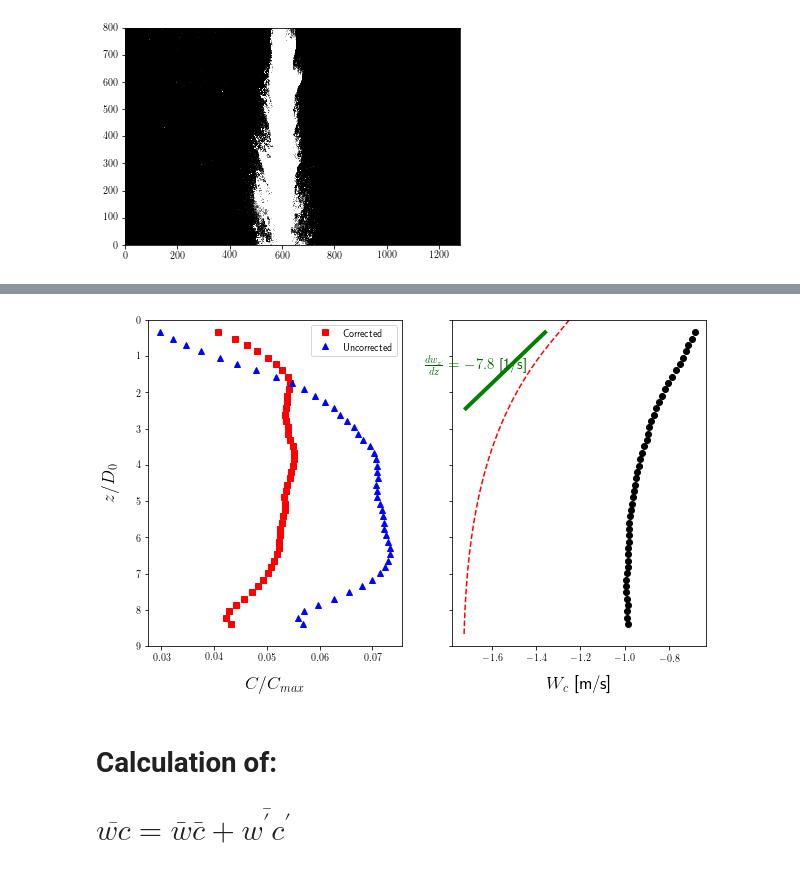
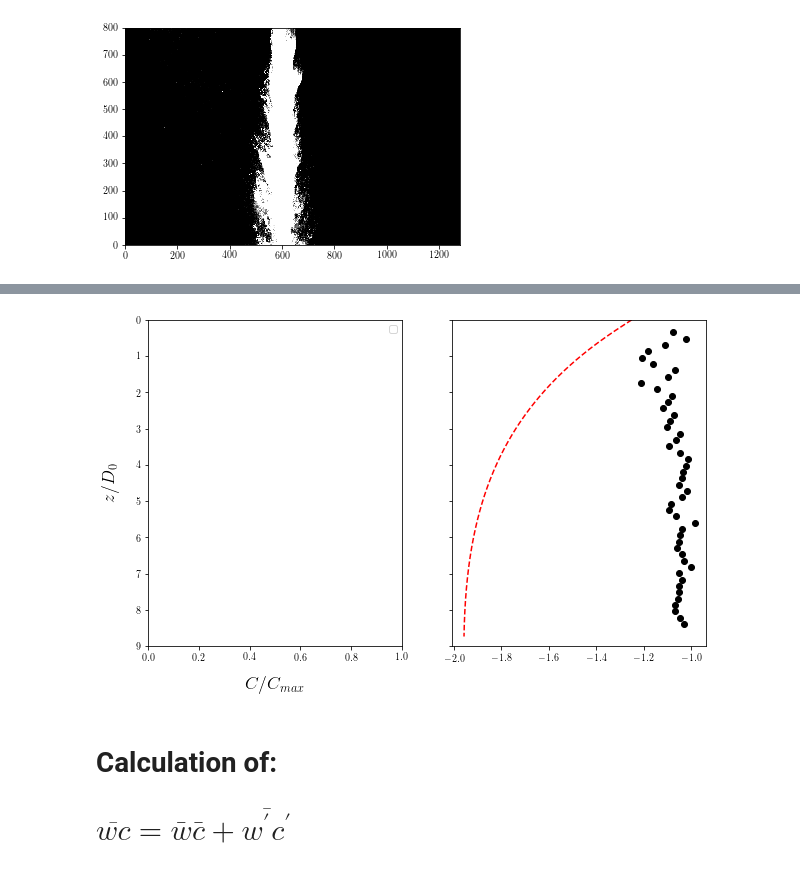
Before and after one commit to ajpetersen25/PLPlumes, a Jupyter notebook: Code/playground.ipynb, the cells around one changed output, grey strips where cells are left out. Cells and saved outputs as stored; diff of their text form; code cells hidden in the pictures.

```diff
--- a/Code/playground.ipynb
+++ b/Code/playground.ipynb
@@ -91,23 +99,32 @@ for r in range(8,img.iy-8,16):
 # %%
+centerline = np.zeros((2,W_bar.shape[0]))
+for r in range(0,W_bar.shape[0]):
+    centerline[0,r] = r
+    try:
+        centerline[1,r] = (np.where(W_bar[r,:] == nma.min(W_bar[:,:],axis=1)[r])[0])
+    except:
+        centerline[1,r] = np.nan
+centerline_pix = (centerline*16+16.5)
+Z = (800-centerline_pix[0])/cal/D_0
 #centerline concentration and velocity
 f,ax = plt.subplots(1,2,figsize=(10,6),sharey=True)
 #ax[0].plot(c_map[centerline[0][1:-1].astype('int'),
 #                 centerline[1][1:-1].astype('int')]/np.max(c_map),Z[1:-1],'rs',
 #          c_map2[centerline[0][1:-1].astype('int'),
 #                 centerline[1][1:-1].astype('int')]/np.max(c_map2),Z[1:-1],'b^')
-ax[0].plot(np.mean(c_map,axis=1)[1:-1]/np.max(c_map),Z[1:-1],'rs',
-          np.mean(c_map2,axis=1)[1:-1]/np.max(c_map2),Z[1:-1],'b^')
+#ax[0].plot(np.mean(c_map,axis=1)[1:-1]/np.max(c_map),Z[1:-1],'rs',
+#          np.mean(c_map2,axis=1)[1:-1]/np.max(c_map2),Z[1:-1],'b^')
 ax[0].legend(['Corrected','Uncorrected'])
 ax[0].set_xlabel('$C/C_{max}$',labelpad=15,fontsize=18)
 ax[0].set_ylabel('$z/D_0$',labelpad=15,fontsize=18)
 ax[0].set_ylim(9,0);
-ax[1].plot(nma.min(W_bar[:,:],axis=1)/cal/deltat/2,Z,'ko')
-ax[1].plot(np.polyval(np.polyfit(Z[35:-1],nma.min(W_bar[:,:],axis=1)[35:-1].data,1)/cal/deltat,Z[35:-1]),Z[35:-1],'g-',linewidth=4)
-ax[1].text(-1.9,1.5,r'$\frac{dw_z}{dz}=-7.8$ [1/s]',fontsize=15,color='darkgreen')
-ax[1].set_xlabel('$W_c$ [m/s]',labelpad=15,fontsize=18);
-ax[1].plot(-wp,np.linspace(0,799,800)/cal/D_0,'r--');
+ax[1].plot(nma.mean(W_bar[:,:],axis=1)/cal/deltat,Z,'ko')
+#ax[1].plot(np.polyval(np.polyfit(Z[35:-1],nma.min(W_bar[:,:],axis=1)[35:-1].data,1)/cal/deltat,Z[35:-1]),Z[35:-1],'g-',linewidth=4)
+#ax[1].text(-1.9,1.5,r'$\frac{dw_z}{dz}=-7.8$ [1/s]',fontsize=15,color='darkgreen')
+#ax[1].set_xlabel('$W_c$ [m/s]',labelpad=15,fontsize=18);
+ax[1].plot(-wp[0:-1],np.linspace(0,799,800)/cal/D_0,'r--');
 # %% [output]
-[figure, old version]
+[figure, new version]
 # %% [markdown]
 # Calculation of:
 # $\overline{wc} = \bar{w}\bar{c} + \overline{w^{\prime}c^{\prime}}$
```
Also changed, not shown: parts of 16 cells of this notebook.
